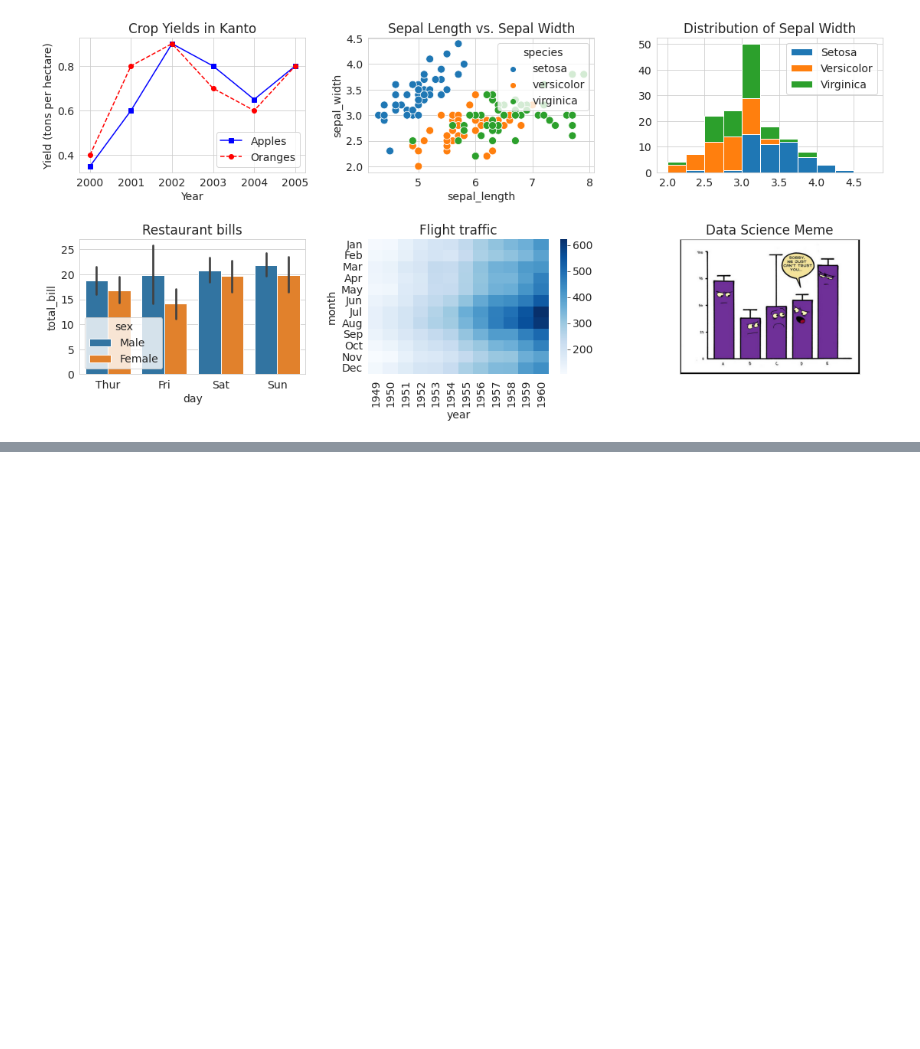
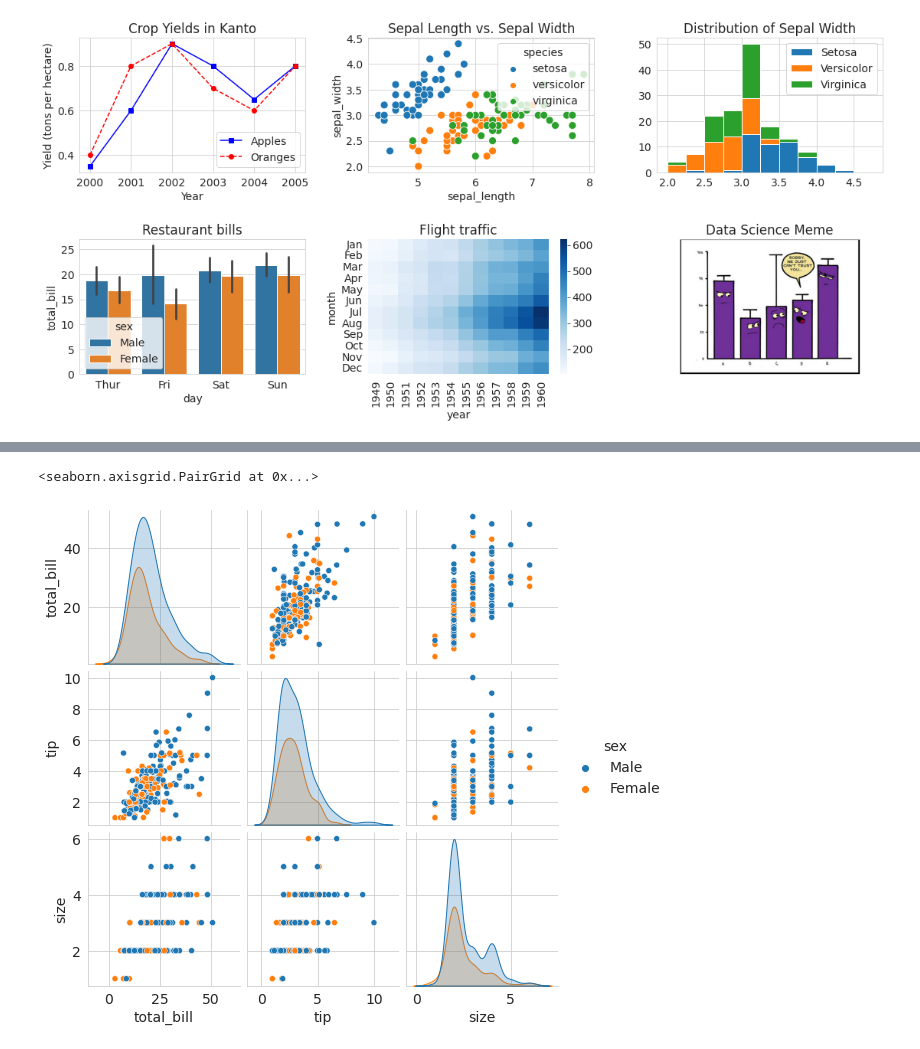
Before and after one commit to imshiv-10/Numerical-libraries, a Jupyter notebook: matplotLib_Numerical.ipynb, the cells around one changed output, grey strips where cells are left out. Saved outputs shown, nothing was run; the diff lists cells and outputs as text; code cells hidden in the pictures; blank space fills up the shorter version.

```diff
--- a/matplotLib_Numerical.ipynb
+++ b/matplotLib_Numerical.ipynb
@@ -377,0 +383,5 @@ plt.tight_layout(pad=2);
+# %%
+sns.pairplot(tips_df, hue='sex')
+# %% [output]
+<seaborn.axisgrid.PairGrid at 0x...>
+[figure, added]
```
Also changed, not shown: parts of 1 cell of this notebook.
